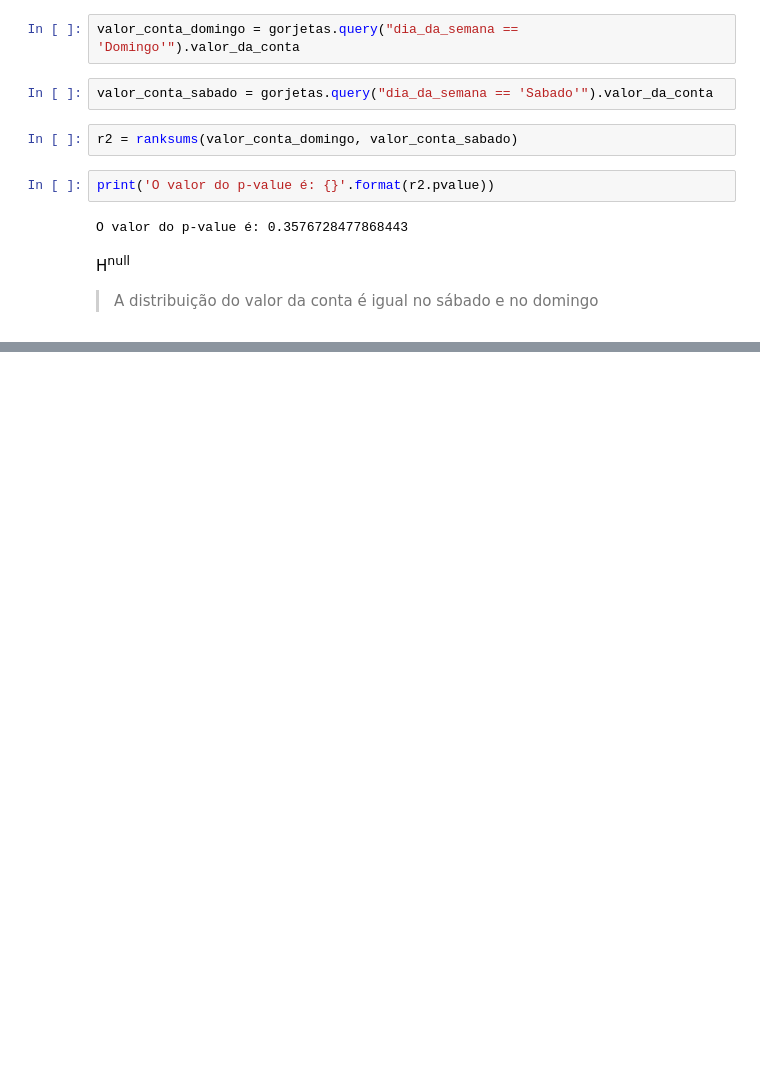
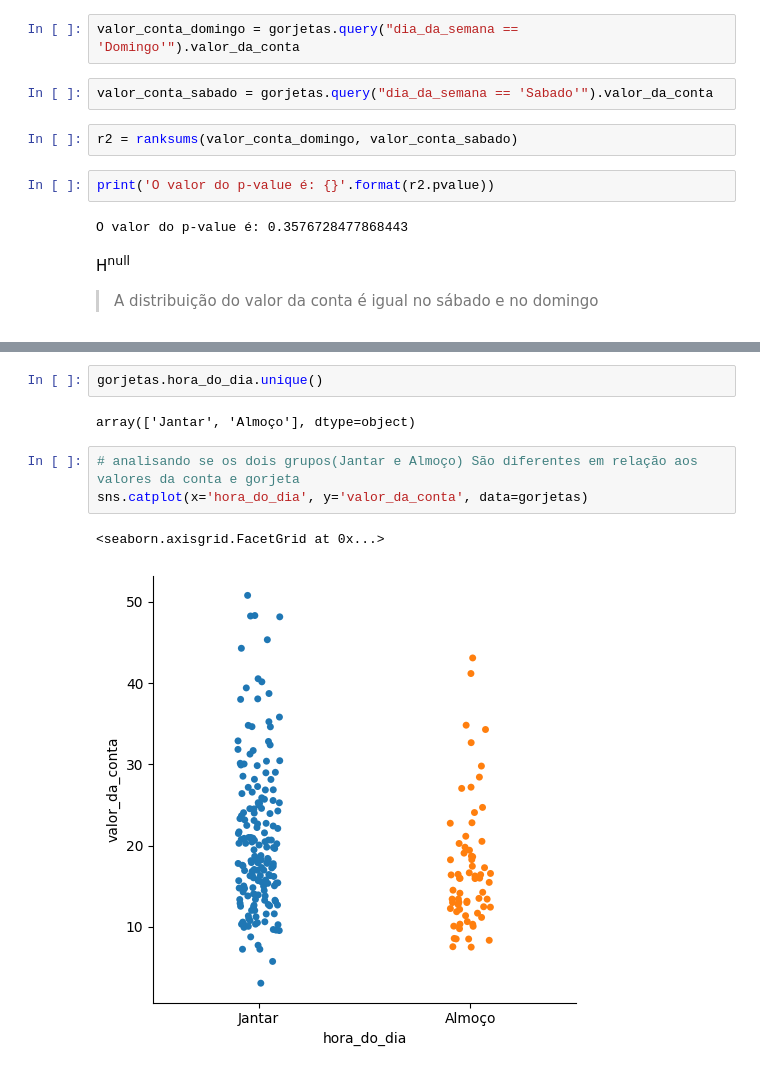
Before and after one commit to ClaudiOmatheuuss/explorando_seaborn, a Jupyter notebook: EDA_Gorjetas.ipynb, the cells around one changed output, grey strips where cells are left out. Drawn from its saved outputs; the diff is of its cells as text; blank space fills up the shorter version.

Commit message:
Análise IV - Hora do dia

```diff
--- a/EDA_Gorjetas.ipynb
+++ b/EDA_Gorjetas.ipynb
@@ -454,0 +466,10 @@ H<sup>null</sup>
+# %%
+gorjetas.hora_do_dia.unique()
+# %% [output]
+array(['Jantar', 'Almoço'], dtype=object)
+# %%
+# analisando se os dois grupos(Jantar e Almoço) São diferentes em relação aos valores da conta e gorjeta
+sns.catplot(x='hora_do_dia', y='valor_da_conta', data=gorjetas)
+# %% [output]
+<seaborn.axisgrid.FacetGrid at 0x...>
+[figure, added]
```
Also changed, not shown: parts of 25 cells of this notebook.
